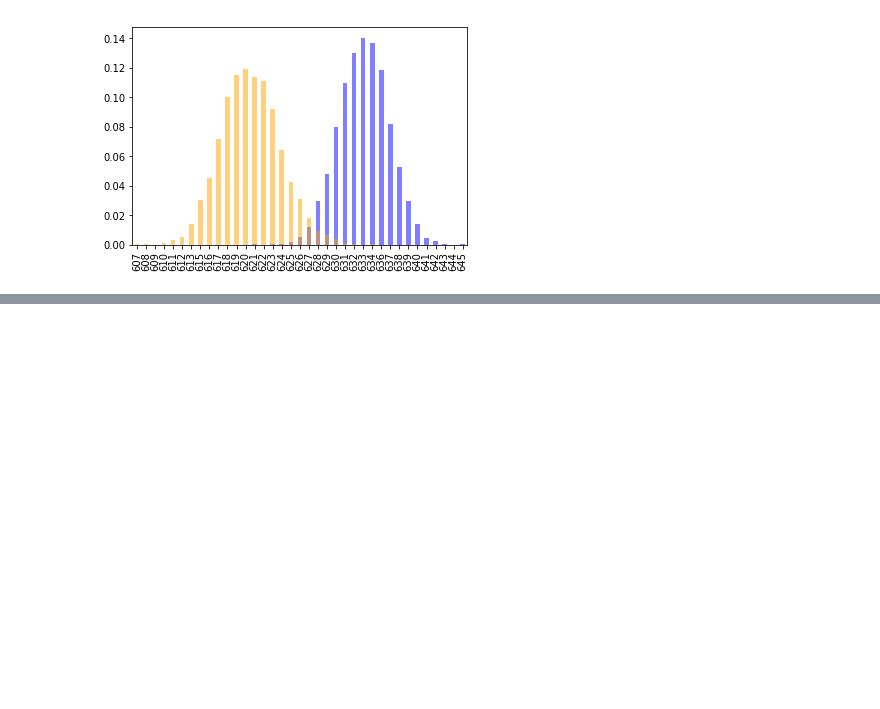
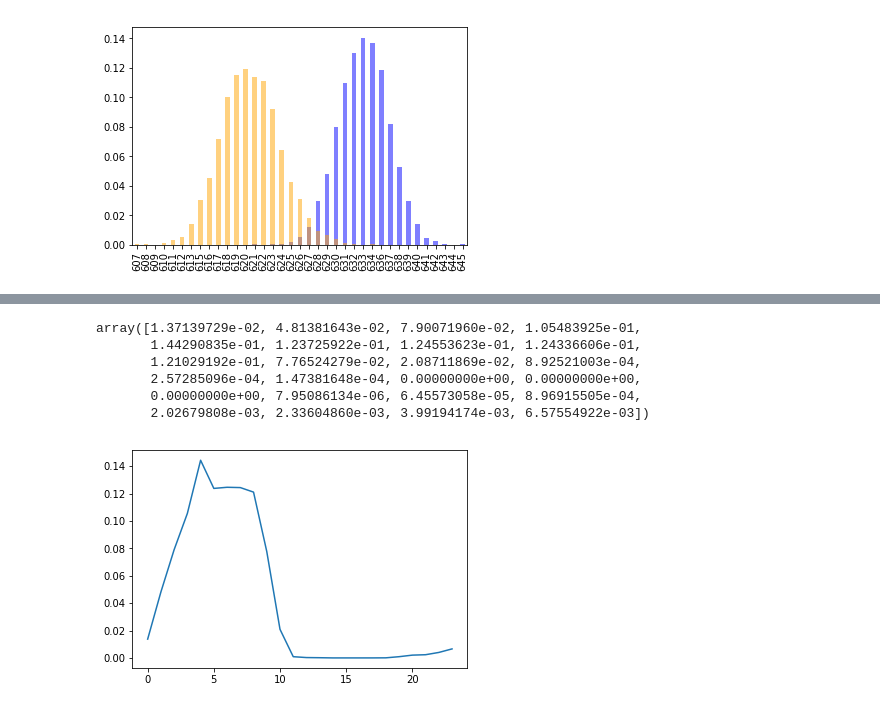
Before and after one commit to TakutoMotomura/probabilistic-robotics, a Jupyter notebook: lidar_600.ipynb, the cells around one changed output, grey strips where cells are left out. Saved outputs shown, nothing was run; the diff lists cells and outputs as text; code cells hidden in the pictures; blank space fills up the shorter version.

```diff
--- a/lidar_600.ipynb
+++ b/lidar_600.ipynb
@@ -128,0 +174,20 @@ plt.show()
+# %%
+#630の次に632,636と立て続けに得られたとする
+#z1,z2,z3がtを固定としたときにそれぞれ独立とすると
+#P(t|z1,z2,z3) = η*P(z1|t)*P(z2|t)*P(z3|t)*P(t)
+value_5 = [630,632,636]
+
+estimation = p_t[0]
+for v in value_5:
+    estimation = bayes_estimation(v,estimation)
+
+plt.plot(estimation)
+estimation
+# %% [output]
+array([1.37139729e-02, 4.81381643e-02, 7.90071960e-02, 1.05483925e-01,
+       1.44290835e-01, 1.23725922e-01, 1.24553623e-01, 1.24336606e-01,
+       1.21029192e-01, 7.76524279e-02, 2.08711869e-02, 8.92521003e-04,
+       2.57285096e-04, 1.47381648e-04, 0.00000000e+00, 0.00000000e+00,
+       0.00000000e+00, 7.95086134e-06, 6.45573058e-05, 8.96915505e-04,
+       2.02679808e-03, 2.33604860e-03, 3.99194174e-03, 6.57554922e-03])
+[figure, added]
```
Also changed, not shown: parts of 8 cells of this notebook.
